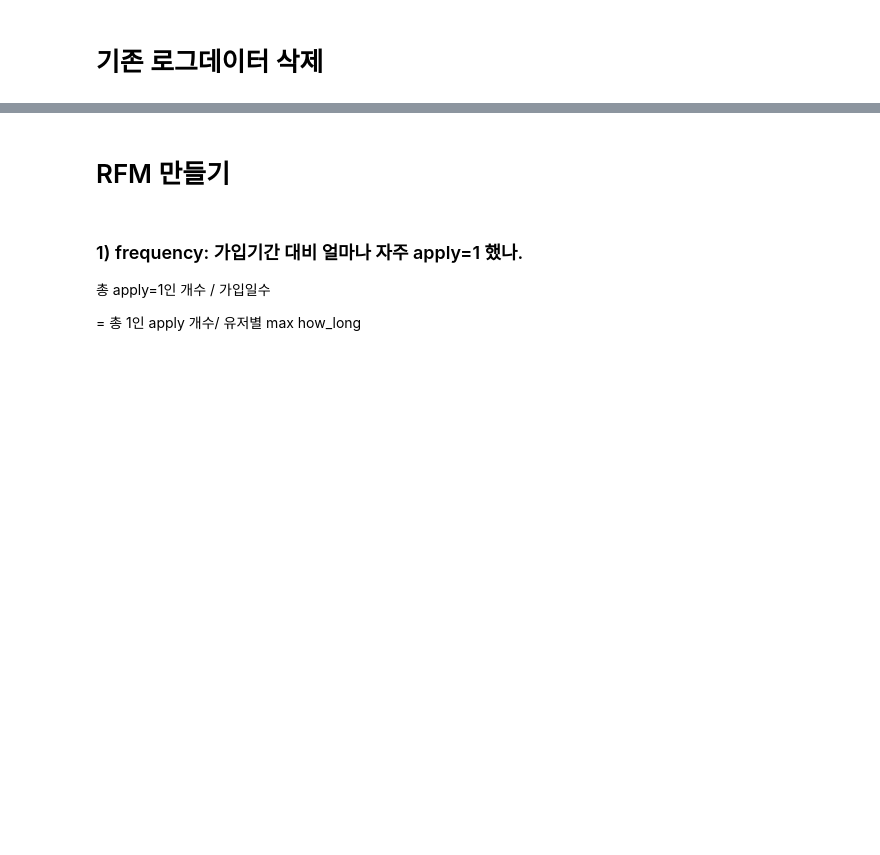
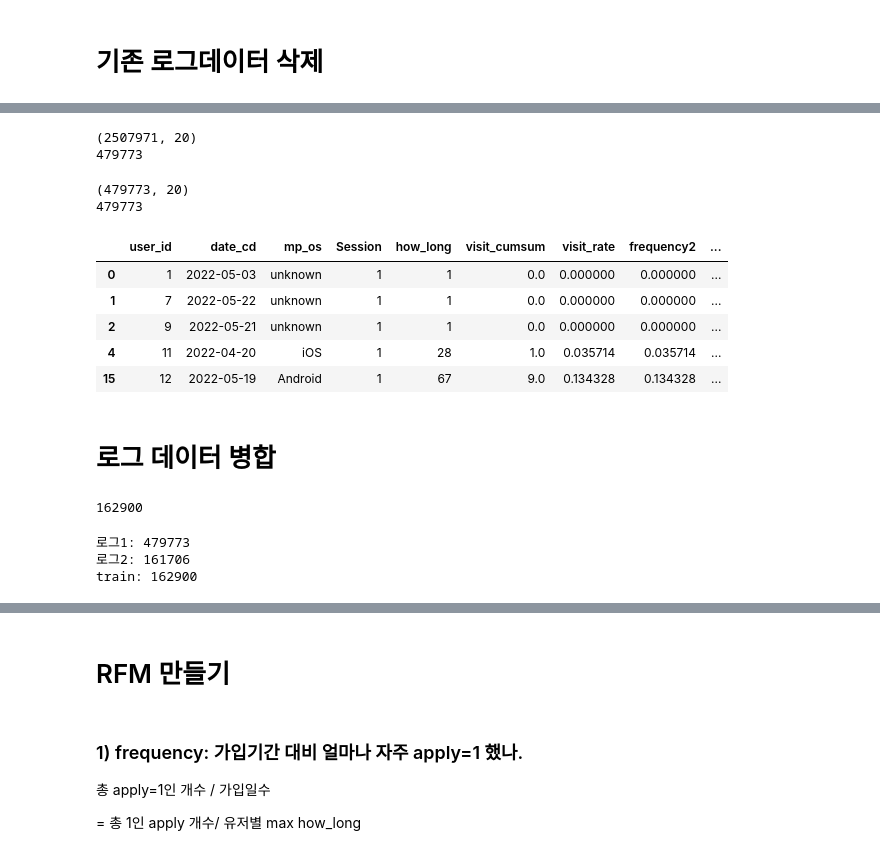
Before and after one commit to korsbar97/2022-Big-Contest, a Jupyter notebook: 04. 고객분석/Segmentation 파일 만들기.ipynb, the cells around one changed output, grey strips where cells are left out. Cells and saved outputs as stored; diff of their text form; code cells hidden in the pictures; blank space fills up the shorter version.

```diff
--- a/04. 고객분석/Segmentation 파일 만들기.ipynb
+++ b/04. 고객분석/Segmentation 파일 만들기.ipynb
@@ -94,0 +87,21 @@ train: 162900
+# %%
+cols4 = ['CompleteIDCertification','EndLoanApply','GetCreditInfo','Login','OpenApp','StartLoanApply',
+        'UseDSRCalc','UseLoanManage','UsePrepayCalc','ViewLoanApplyIntro']
+newlog = newlog.drop(cols4,axis=1)
+# %%
+#how_long_total : 총 가입일수
+newlog['how_long_total'] = newlog.groupby('user_id')['how_long'].transform(max)
+# %%
+# managing_service 변수 만들기
+lst = ['user_id','UseDSRCalc_sum','UseLoanManage_sum','UsePrepayCalc_sum','GetCreditInfo_sum']
+df = newlog[lst]
+df = df.drop_duplicates('user_id')
+
+df2 = pd.DataFrame({'user_id': df.user_id,
+                   'managing_service':np.nan})
+lst2 = ['UseDSRCalc_sum','UseLoanManage_sum','UsePrepayCalc_sum','GetCreditInfo_sum']
+
+df = df[lst2]
+
+df2['managing_service'] = df.sum(axis = 1)
+newlog = pd.merge(newlog, df2, on='user_id', how= 'left')
@@ -95,3 +117,43 @@ train: 162900
+# %%
+print(newlog.shape)
+print(newlog.user_id.nunique())
+# %% [output]
+(2507971, 20)
+479773
+# %%
+# 유저별로 마지막 줄만 남기기
+newlog = newlog.drop_duplicates(['user_id'], keep = 'last')
+print(newlog.shape)
+print(newlog.user_id.nunique())
+# %% [output]
+(479773, 20)
+479773
+# %%
+pd.set_option('display.max_columns',None) #visit_rate -> 유저별 마지막 방문빈도
+newlog.head()
+# %% [output]
+|  | user_id | date_cd | mp_os | Session | how_long | visit_cumsum | visit_rate | frequency2 | ... |
+| 0 | 1 | 2022-05-03 | unknown | 1 | 1 | 0.0 | 0.000000 | 0.000000 | ... |
+| 1 | 7 | 2022-05-22 | unknown | 1 | 1 | 0.0 | 0.000000 | 0.000000 | ... |
+| 2 | 9 | 2022-05-21 | unknown | 1 | 1 | 0.0 | 0.000000 | 0.000000 | ... |
+| 4 | 11 | 2022-04-20 | iOS | 1 | 28 | 1.0 | 0.035714 | 0.035714 | ... |
+| 15 | 12 | 2022-05-19 | Android | 1 | 67 | 9.0 | 0.134328 | 0.134328 | ... |
+# %% [markdown]
+# 로그 데이터 병합
+# %%
+users = list(train2['user_id'].unique())
+len(users)
+# %% [output]
+162900
+# %%
+temp = newlog.loc[newlog['user_id'].isin(users)]
+print('로그1:',newlog.user_id.nunique())
+print('로그2:',temp.user_id.nunique())
+print('train:',train2.user_id.nunique())
+# %% [output]
+로그1: 479773
+로그2: 161706
+train: 162900
 # %%
 temp.rename(columns = {'date_cd' : 'date'}, inplace = True)
 # %% [output]
```
Also changed, not shown: parts of 75 cells of this notebook.
